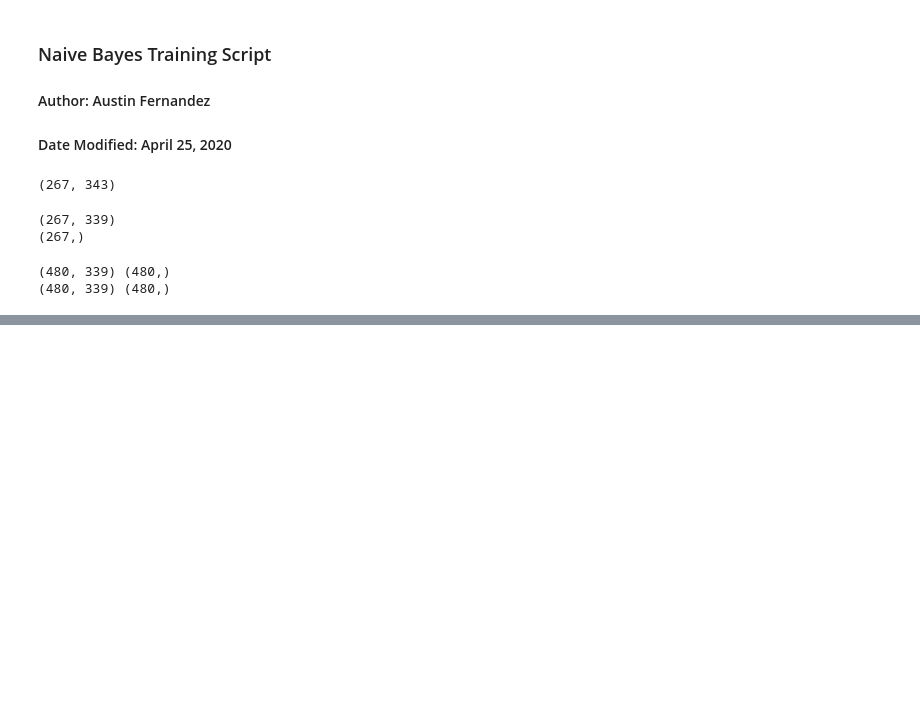
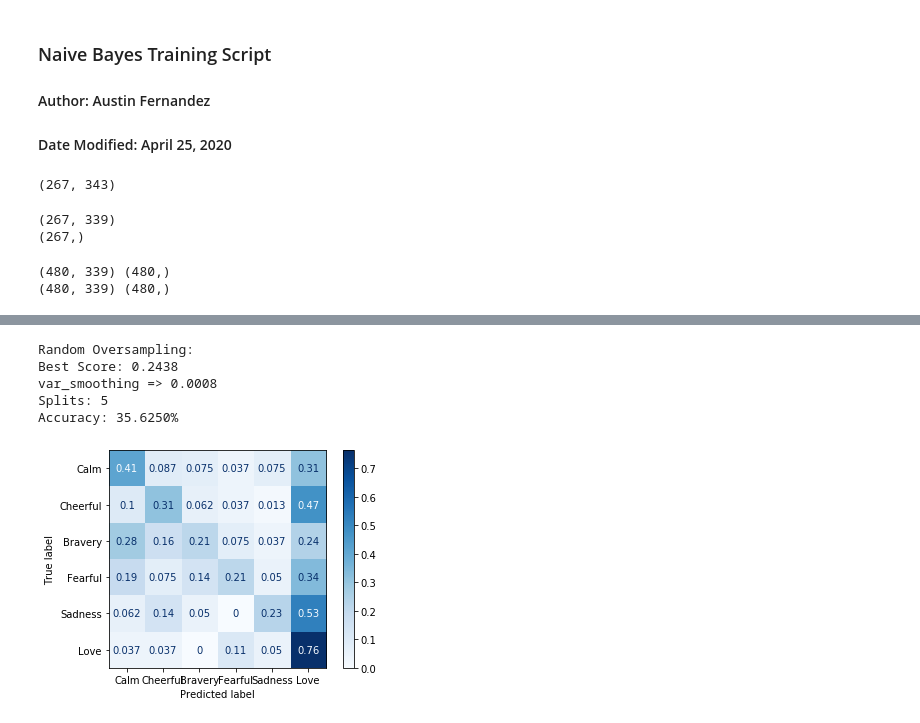
Before and after one commit to gracielnunciob/XLB48, a Jupyter notebook: Notebooks/Training/Naive Bayes Hyperparameter Search.ipynb, the cells around one changed output, grey strips where cells are left out. Drawn from its saved outputs; the diff is of its cells as text; code cells hidden in the pictures; blank space fills up the shorter version.

```diff
--- a/Notebooks/Training/Naive Bayes Hyperparameter Search.ipynb
+++ b/Notebooks/Training/Naive Bayes Hyperparameter Search.ipynb
@@ -274,7 +85,0 @@ Accuracy: 38.2022%
-# %%
-print("Random Oversampling:")
-train_model(x_os,y_os,random_search_multinomial)
-disp = plot_confusion_matrix(random_search_multinomial, x_os, y_os,
-                             display_labels=["Calm","Cheerful","Bravery","Fearful","Sadness","Love"],
-                             cmap=plt.cm.Blues,
-                             normalize='true')
@@ -303,0 +125,9 @@ Accuracy: 36.2500%
+# %%
+print_res("Random Oversampling",x_os,y_os,grid_search_gaussian)
+# %% [output]
+Random Oversampling:
+Best Score: 0.2438
+var_smoothing => 0.0008
+Splits: 5
+Accuracy: 35.6250%
+[figure, added]
```
Also changed, not shown: parts of 47 cells of this notebook, 1 other file.
